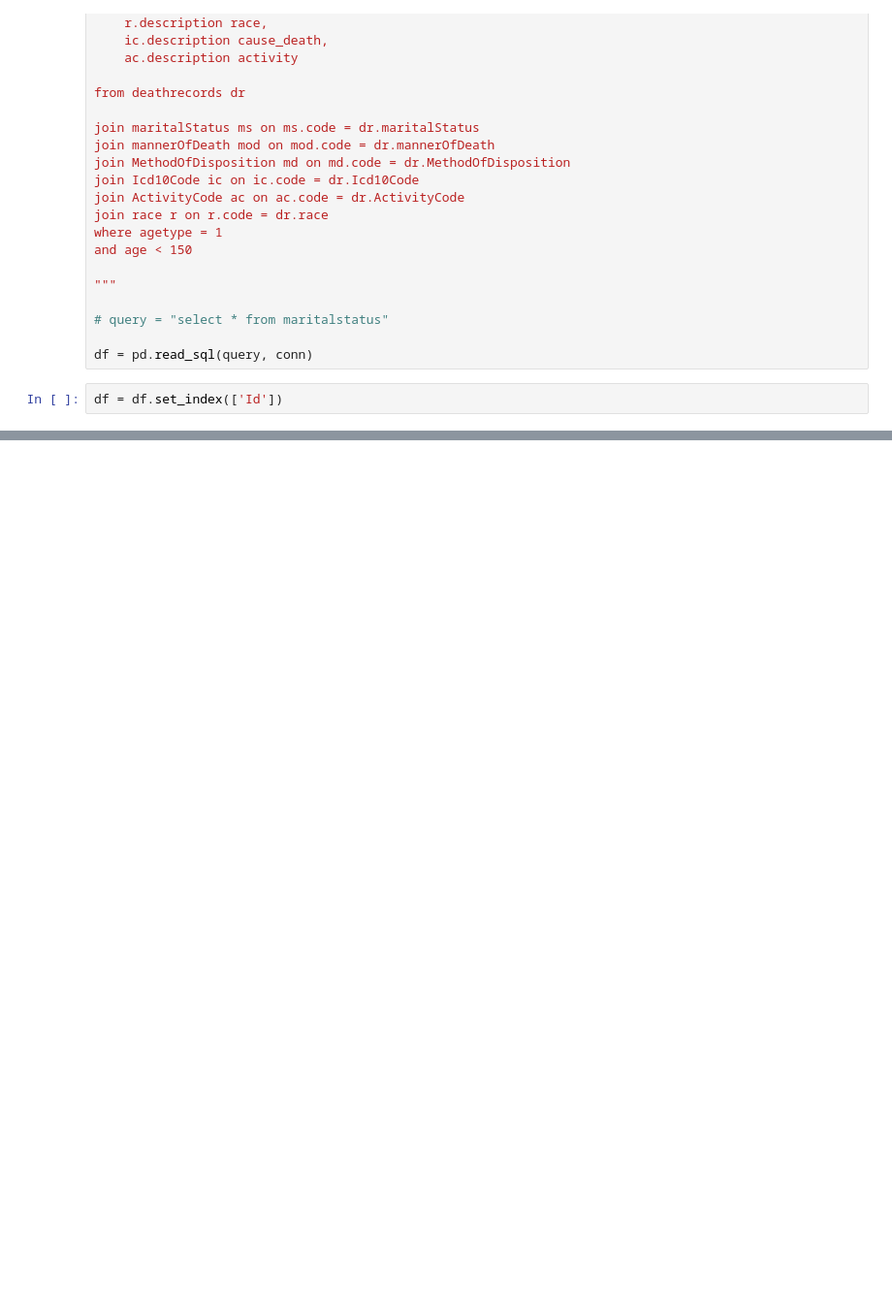
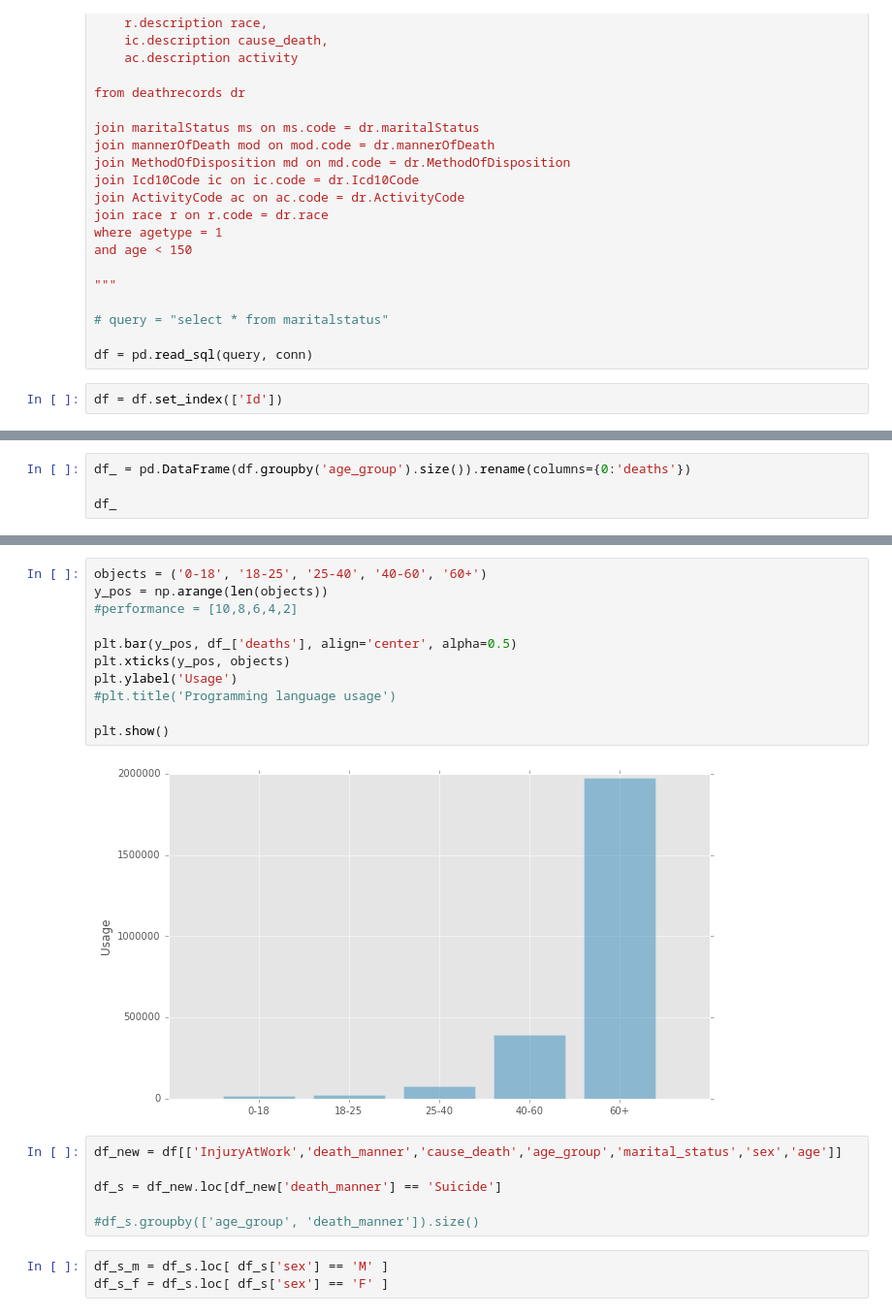
Before and after one commit to tkazi/miscellaneous, a Jupyter notebook: notebooks/kaggle - death-records.ipynb, the cells around one changed output, grey strips where cells are left out. Shown at 97% size. Saved outputs shown, nothing was run; the diff lists cells and outputs as text; blank space fills up the shorter version.

```diff
--- a/notebooks/kaggle - death-records.ipynb
+++ b/notebooks/kaggle - death-records.ipynb
@@ -118,0 +95,4 @@ See the the caveats in the documentation: http://pandas.pydata.org/pandas-docs/s
+# %%
+df_ = pd.DataFrame(df.groupby('age_group').size()).rename(columns={0:'deaths'})
+
+df_
@@ -118,0 +107,22 @@ See the the caveats in the documentation: http://pandas.pydata.org/pandas-docs/s
+# %%
+objects = ('0-18', '18-25', '25-40', '40-60', '60+')
+y_pos = np.arange(len(objects))
+#performance = [10,8,6,4,2]
+
+plt.bar(y_pos, df_['deaths'], align='center', alpha=0.5)
+plt.xticks(y_pos, objects)
+plt.ylabel('Usage')
+#plt.title('Programming language usage')
+
+plt.show()
+# %% [output]
+[figure, added]
+# %%
+df_new = df[['InjuryAtWork','death_manner','cause_death','age_group','marital_status','sex','age']]
+
+df_s = df_new.loc[df_new['death_manner'] == 'Suicide']
+
+#df_s.groupby(['age_group', 'death_manner']).size()
+# %%
+df_s_m = df_s.loc[ df_s['sex'] == 'M' ]
+df_s_f = df_s.loc[ df_s['sex'] == 'F' ]
```
Also changed, not shown: parts of 23 cells of this notebook.
